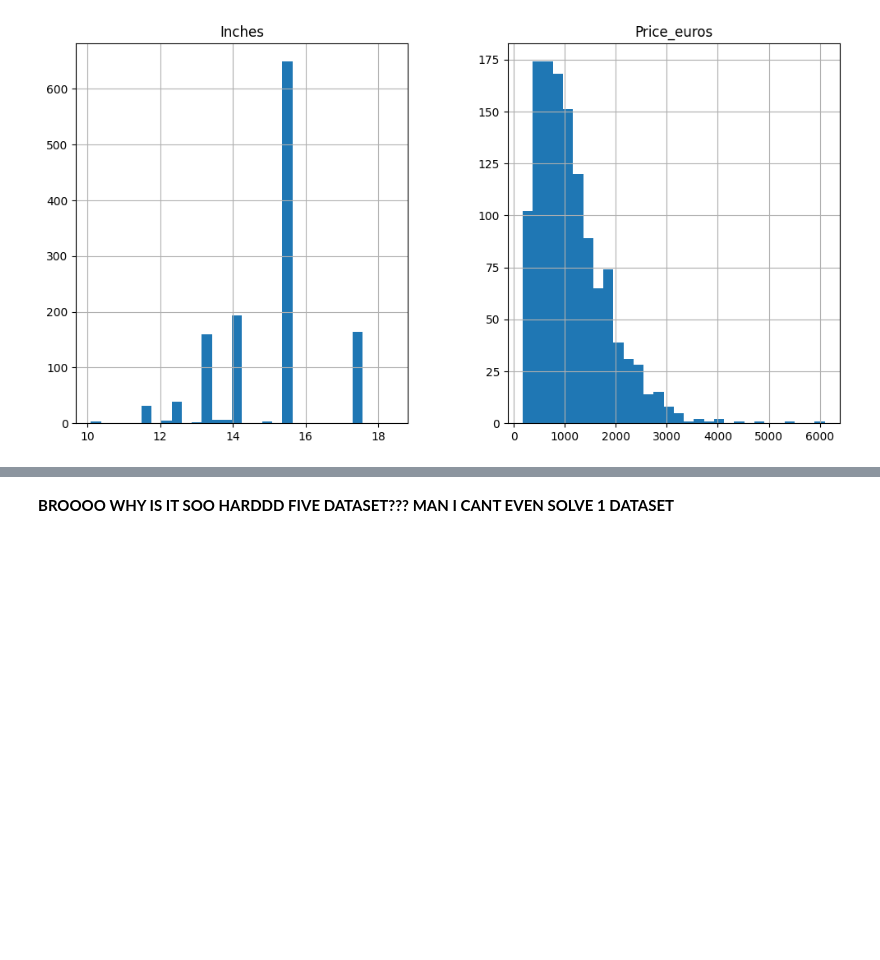
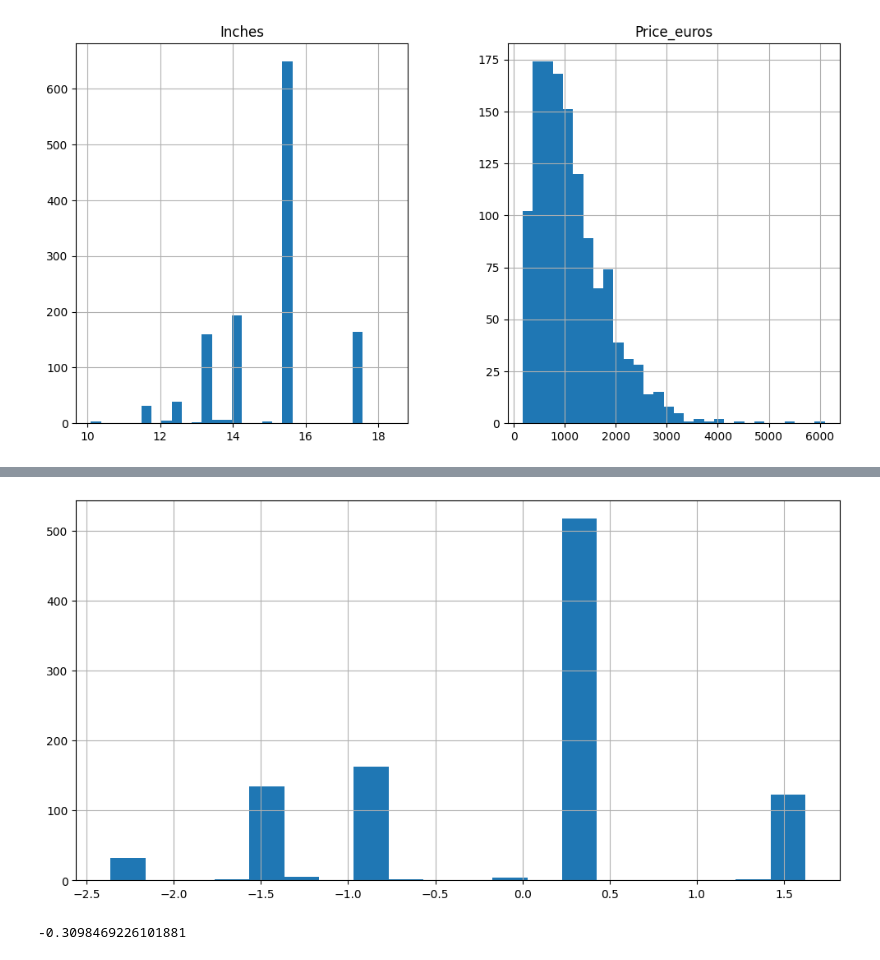
Before and after one commit to Kidar12/GDGoC_ML_Assignment-2, a Jupyter notebook: Dataset_LTP.ipynb, the cells around one changed output, grey strips where cells are left out. Cells and saved outputs as stored; diff of their text form; code cells hidden in the pictures; blank space fills up the shorter version.

```diff
--- a/Dataset_LTP.ipynb
+++ b/Dataset_LTP.ipynb
@@ -267,2 +267,9 @@ plt.show()
-# %% [markdown]
-**BROOOO WHY IS IT SOO HARDDD FIVE DATASET??? MAN I CANT EVEN SOLVE 1 DATASET**
+# %%
+x_train['Inches'].hist(bins=20, figsize=(12, 6))
+plt.show()
+# %% [output]
+[figure, added]
+# %%
+x_train['Inches'].skew()
+# %% [output]
+-0.3098469226101881
```
Also changed, not shown: parts of 21 cells of this notebook.
